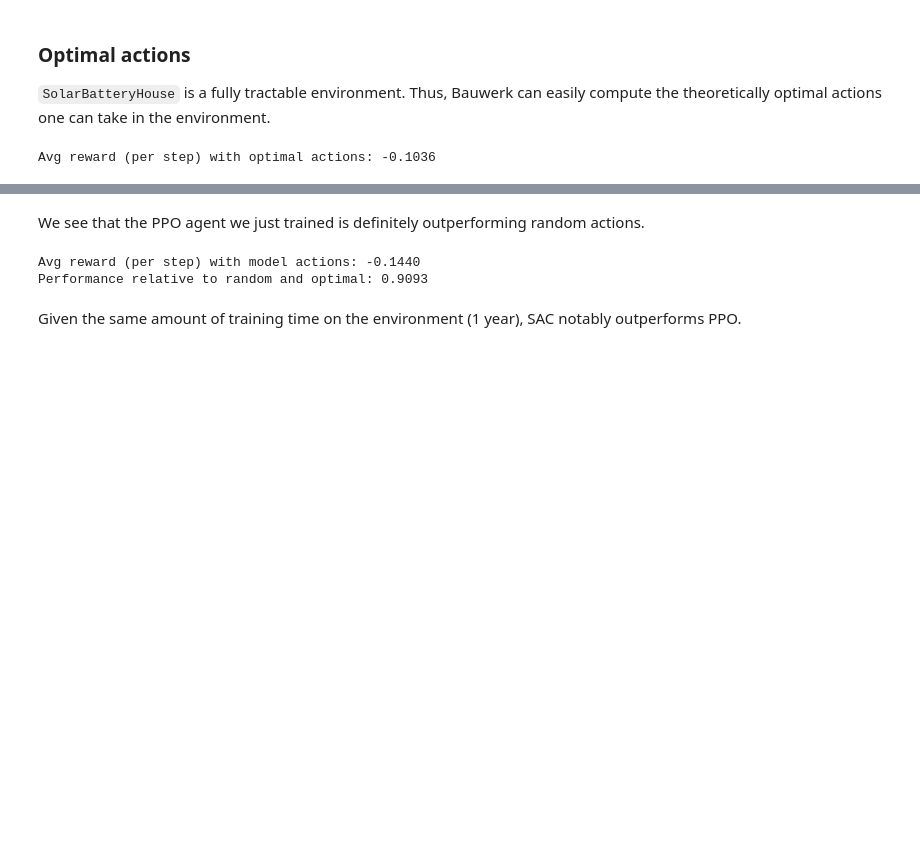
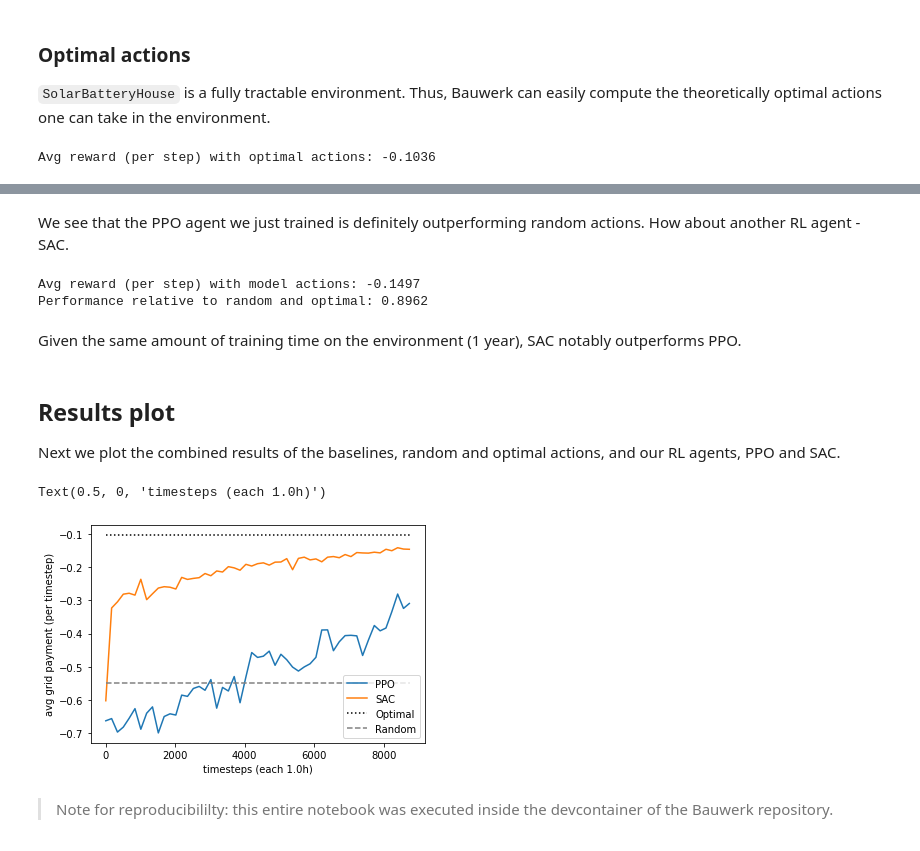
Before and after one commit to rdnfn/bauwerk, a Jupyter notebook: docs/misc/experiments/exp01_solar_battery_house.ipynb, the cells around one changed output, grey strips where cells are left out. Drawn from its saved outputs; the diff is of its cells as text; code cells hidden in the pictures; blank space fills up the shorter version.

Commit message:
docs: add plots to nb

```diff
--- a/docs/misc/experiments/exp01_solar_battery_house.ipynb
+++ b/docs/misc/experiments/exp01_solar_battery_house.ipynb
@@ -99,0 +123,3 @@ def run_and_eval_model(model):
+# %%
+ppo_callback = EvalCallback()
+model_ppo.learn(total_timesteps=NUM_TRAIN_STEP,callback=ppo_callback)
@@ -113,5 +141,5 @@ Performance relative to random and optimal: 0.6110
 # %% [markdown]
-We see that the PPO agent we just trained is definitely outperforming random actions.
+We see that the PPO agent we just trained is definitely outperforming random actions. How about another RL agent - SAC.
 # %%
 from stable_baselines3 import SAC
 
@@ -120,14 +148,41 @@ model_sac = SAC(
     env="bauwerk/SolarBatteryHouse-v0",
     verbose=0,
 )
-p_model_sac = run_and_eval_model(model_sac)
+sac_callback = EvalCallback()
+model_sac.learn(total_timesteps=NUM_TRAIN_STEP,callback=sac_callback)
+
+p_model_sac = eval_model(model_sac, env)
 
 print(f"Avg reward (per step) with model actions: {p_model_sac:.4f}")
 
 p_rel_sac = compute_rel_perf(p_model_sac)
 print(f"Performance relative to random and optimal: {p_rel_sac:.4f}")
 # %% [output]
-Avg reward (per step) with model actions: -0.1440
-Performance relative to random and optimal: 0.9093
+Avg reward (per step) with model actions: -0.1497
+Performance relative to random and optimal: 0.8962
 # %% [markdown]
 Given the same amount of training time on the environment (1 year), SAC notably outperforms PPO.
+# %% [markdown]
+## Results plot
+
+Next we plot the combined results of the baselines, random and optimal actions, and our RL agents, PPO and SAC.
+# %%
+import matplotlib.pyplot as plt
+
+x = np.arange(0,NUM_TRAIN_STEP,ppo_callback.eval_freq)
+plt.plot(
+    x, ppo_callback.data[:NUM_TRAIN_STEP//ppo_callback.eval_freq + 1], label="PPO"
+)
+plt.plot(
+    x, sac_callback.data[:NUM_TRAIN_STEP//ppo_callback.eval_freq + 1], label="SAC"
+)
+plt.hlines(p_opt, 0, NUM_TRAIN_STEP, label="Optimal", linestyle=":", color="black")
+plt.hlines(p_rand, 0, NUM_TRAIN_STEP, label="Random", linestyle="--", color="grey")
+plt.legend()
+plt.ylabel(f"avg grid payment (per timestep)")
+plt.xlabel(f"timesteps (each {env.cfg.time_step_len}h)")
+# %% [output]
+Text(0.5, 0, 'timesteps (each 1.0h)')
+[figure, added]
+# %% [markdown]
+> Note for reproducibililty: this entire notebook was executed inside the devcontainer of the Bauwerk repository.
```
Also changed, not shown: parts of 8 cells of this notebook.
